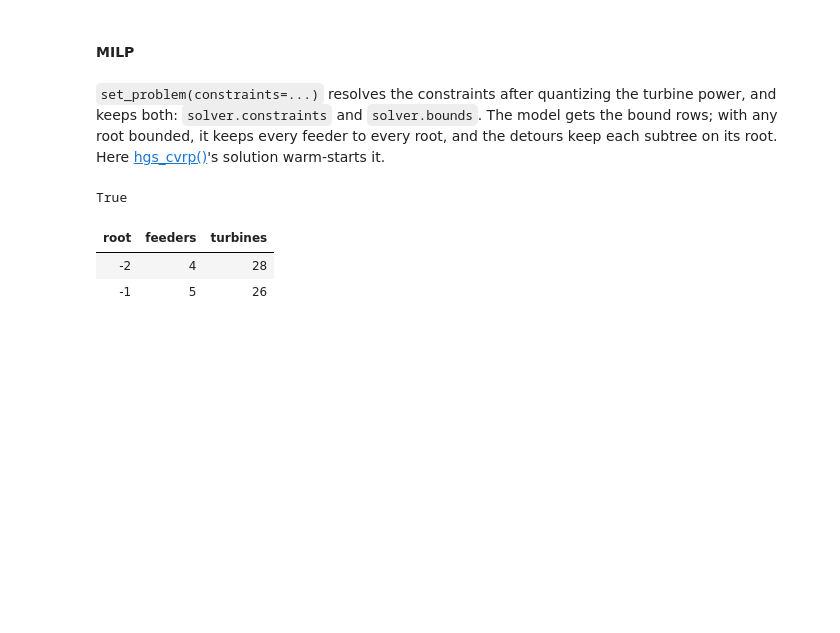
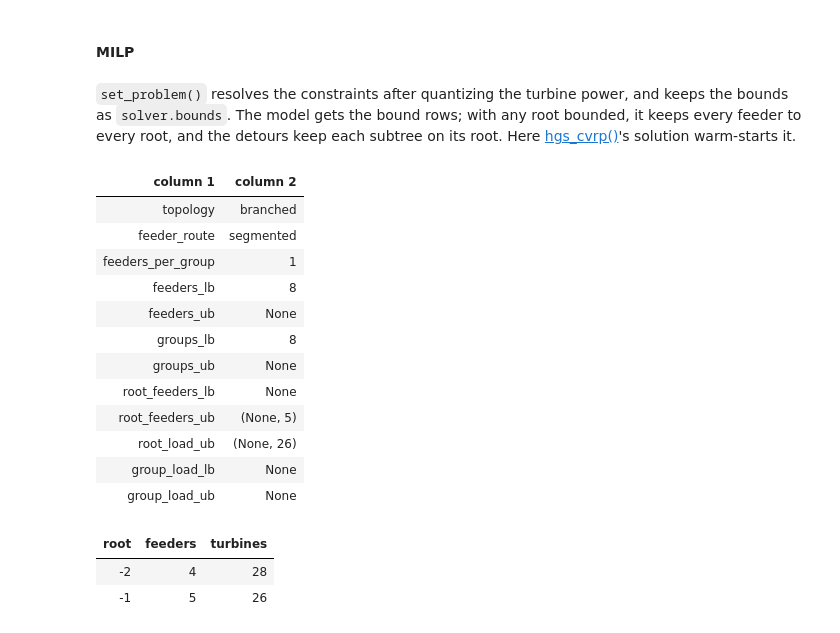
Before and after one commit to DTUWindEnergy/OptiWindNet, a Jupyter notebook: docs/notebooks/lo31_constraints.ipynb, the cells around one changed output. Drawn from its saved outputs; the diff is of its cells as text; code cells hidden in the pictures; blank space fills up the shorter version.

```diff
--- a/docs/notebooks/lo31_constraints.ipynb
+++ b/docs/notebooks/lo31_constraints.ipynb
@@ -210,7 +220,7 @@ for kwargs in (
     {'substation_feeders': (None, 3), 'max_substation_loads': (None, 2)},
 ):
     try:
-        NetworkConstraints(**kwargs).resolve(A, capacity=capacity)
+        solver.set_problem(P, A, NetworkConstraints(capacity=capacity, **kwargs))
     except ValueError as exc:
         print(f'{kwargs}: {exc}')
 # %% [output]
@@ -226,7 +236,7 @@ A count relative to the minimum is refused with unequal turbine power: that mini
 A_heavy = A.copy()
 A_heavy.nodes[0]['inflow'] = 2
 try:
-    NetworkConstraints(feeders='min').resolve(A_heavy, capacity=capacity)
+    solver.set_problem(P, A_heavy, NetworkConstraints(capacity=capacity, feeders='min'))
 except ValueError as exc:
     print(exc)
 # %% [output]
@@ -237,9 +247,8 @@ feeders cannot be relative to the minimum with unequal turbine power: the minimu
 Two substation limits serve as the example: at most 5 feeders and 26 turbines for the second substation.
 # %%
 limits = NetworkConstraints(
-    max_substation_feeders=(None, 5), max_substation_loads=(None, 26)
+    capacity=capacity, max_substation_feeders=(None, 5), max_substation_loads=(None, 26)
 )
-bounds = limits.resolve(A, capacity=capacity)
 
 
 def per_root(S):
@@ -270,9 +281,7 @@ Table(
 # %% [markdown]
 [hgs_cvrp()](../autoapi/optiwindnet/baselines/hgs/index.rst#optiwindnet.baselines.hgs.hgs_cvrp) takes the constraints and resolves them itself; its solution keeps their bounds, and records the per-root bounds in its `solver_details`:
 # %%
-S_hgs = hgs_cvrp(
-    as_normalized(A), capacity=capacity, time_limit=1, constraints=limits, seed=1234567
-)
+S_hgs = hgs_cvrp(as_normalized(A), limits, time_limit=1, seed=1234567)
 S_hgs.graph['solver_details']
 # %% [output]
 {'seed': 1234567,
@@ -310,13 +315,24 @@ Table(
 # %% [markdown]
 #### MILP
 # %% [markdown]
-`set_problem(constraints=...)` resolves the constraints after quantizing the turbine power, and keeps both: `solver.constraints` and `solver.bounds`. The model gets the bound rows; with any root bounded, it keeps every feeder to every root, and the detours keep each subtree on its root. Here [hgs_cvrp()](../autoapi/optiwindnet/baselines/hgs/index.rst#optiwindnet.baselines.hgs.hgs_cvrp)'s solution warm-starts it.
+`set_problem()` resolves the constraints after quantizing the turbine power, and keeps the bounds as `solver.bounds`. The model gets the bound rows; with any root bounded, it keeps every feeder to every root, and the detours keep each subtree on its root. Here [hgs_cvrp()](../autoapi/optiwindnet/baselines/hgs/index.rst#optiwindnet.baselines.hgs.hgs_cvrp)'s solution warm-starts it.
 # %%
-solver = solver_factory('ortools.cp_sat')
-solver.set_problem(P, A, capacity=capacity, constraints=limits, warmstart=S_hgs)
-solver.bounds == bounds
+solver.set_problem(P, A, limits, warmstart=S_hgs)
+show(solver.bounds)
 # %% [output]
-True
+| column 1 | column 2 |
+| topology | branched |
+| feeder_route | segmented |
+| feeders_per_group | 1 |
+| feeders_lb | 8 |
+| feeders_ub | None |
+| groups_lb | 8 |
+| groups_ub | None |
+| root_feeders_lb | None |
+| root_feeders_ub | (None, 5) |
+| root_load_ub | (None, 26) |
+| group_load_lb | None |
+| group_load_ub | None |
 # %%
 solver.solve(time_limit=10, mip_gap=0.01, options={'random_seed': 1234567})
 S_milp, G_milp = solver.get_solution()
```
Also changed, not shown: parts of 21 cells of this notebook, 25 other files.
